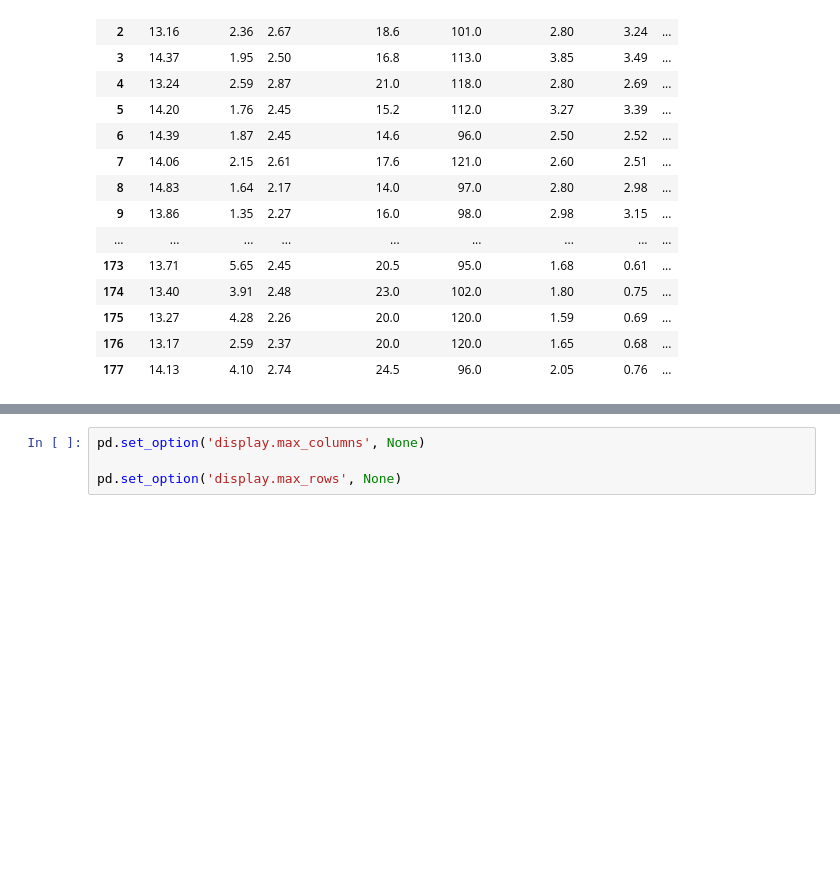
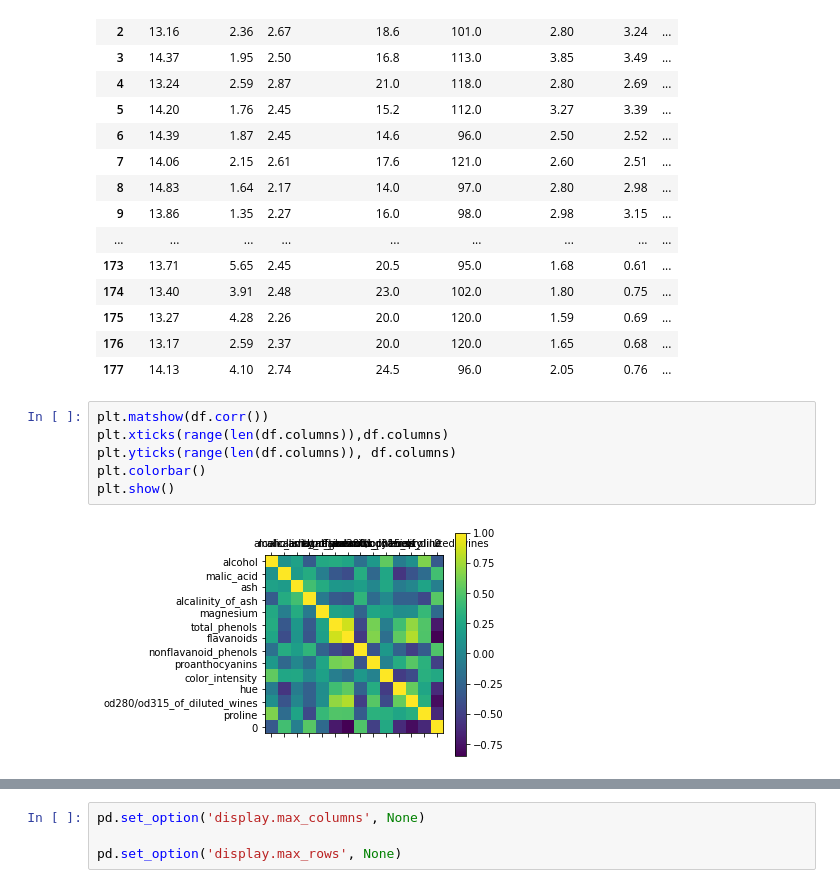
Before and after one commit to martinaobrien/machine-learning-and-statistics-assessment, a Jupyter notebook: Scikit-Learn-Jupyter-Notebook.ipynb, the cells around one changed output, grey strips where cells are left out. Drawn from its saved outputs; the diff is of its cells as text; blank space fills up the shorter version.

```diff
--- a/Scikit-Learn-Jupyter-Notebook.ipynb
+++ b/Scikit-Learn-Jupyter-Notebook.ipynb
@@ -92,6 +99,14 @@ df
 | 175 | 13.27 | 4.28 | 2.26 | 20.0 | 120.0 | 1.59 | 0.69 | ... |
 | 176 | 13.17 | 2.59 | 2.37 | 20.0 | 120.0 | 1.65 | 0.68 | ... |
 | 177 | 14.13 | 4.10 | 2.74 | 24.5 | 96.0 | 2.05 | 0.76 | ... |
+# %%
+plt.matshow(df.corr())
+plt.xticks(range(len(df.columns)),df.columns)
+plt.yticks(range(len(df.columns)), df.columns)
+plt.colorbar()
+plt.show()
+# %% [output]
+[figure, added]
 # %%
 df.describe() # important in prediction of the class later on
 # %% [output]
```
Also changed, not shown: parts of 10 cells of this notebook.
